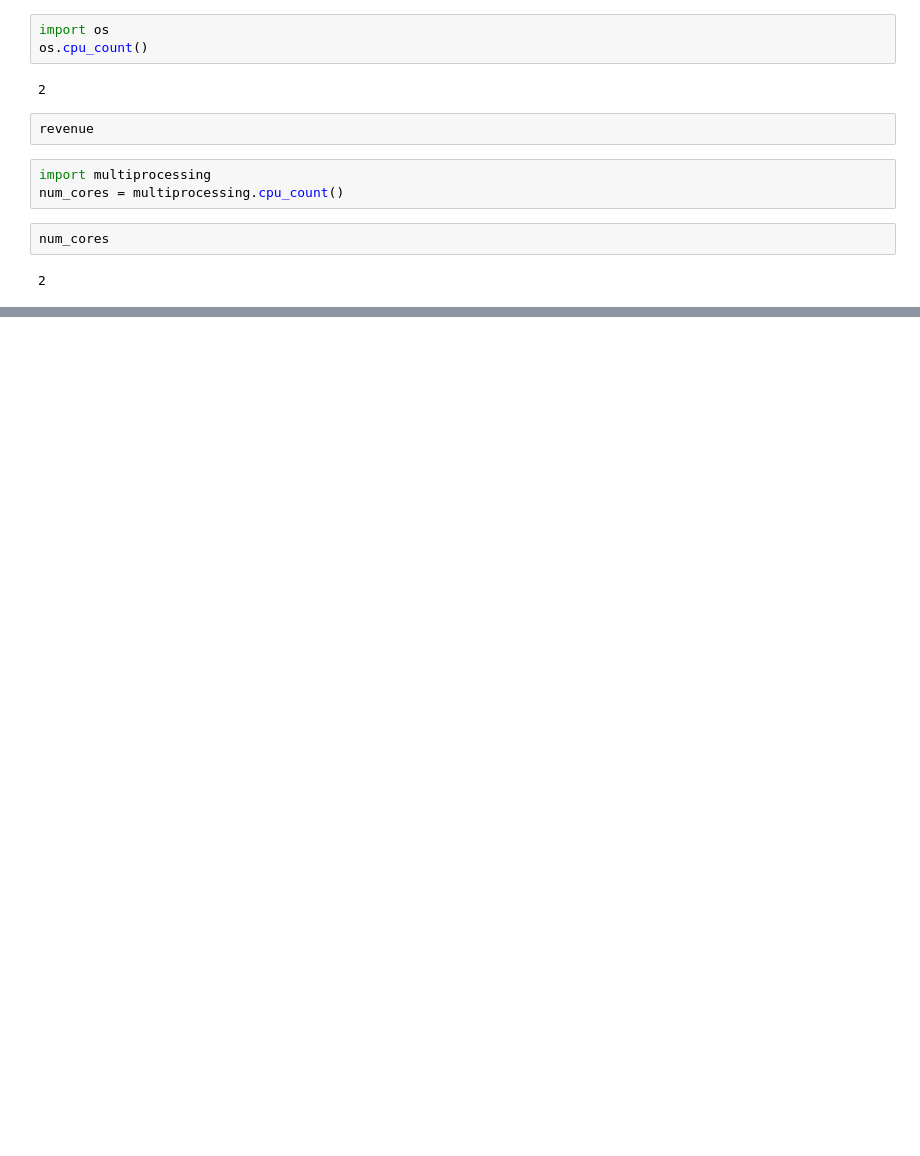
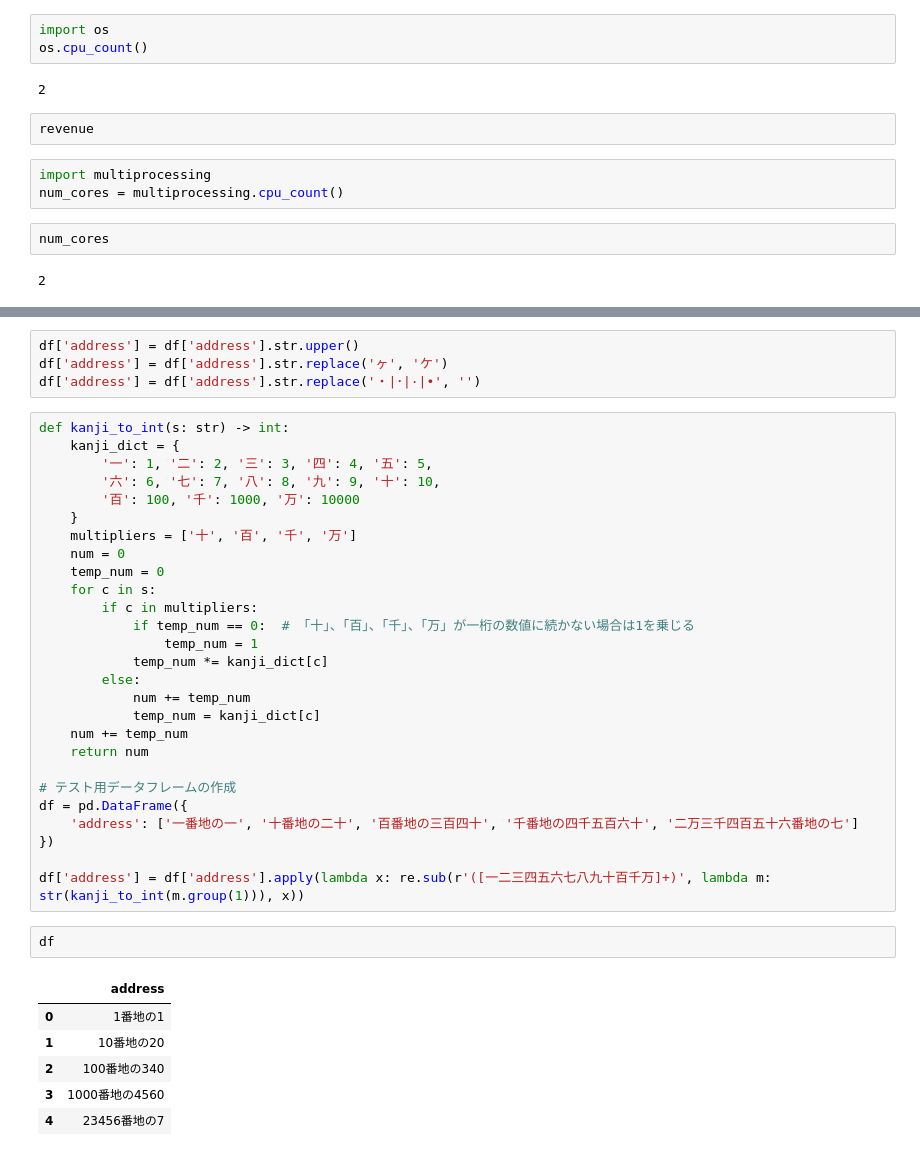
Before and after one commit to boco129/hoge, a Jupyter notebook: Untitled8.ipynb, the cells around one changed output, grey strips where cells are left out. Cells and saved outputs as stored; diff of their text form; blank space fills up the shorter version.

```diff
--- a/Untitled8.ipynb
+++ b/Untitled8.ipynb
@@ -277,0 +345,40 @@ num_cores
+# %%
+df['address'] = df['address'].str.upper()
+df['address'] = df['address'].str.replace('ヶ', 'ケ')
+df['address'] = df['address'].str.replace('・|･|·|•', '')
+# %%
+def kanji_to_int(s: str) -> int:
+    kanji_dict = {
+        '一': 1, '二': 2, '三': 3, '四': 4, '五': 5,
+        '六': 6, '七': 7, '八': 8, '九': 9, '十': 10,
+        '百': 100, '千': 1000, '万': 10000
+    }
+    multipliers = ['十', '百', '千', '万']
+    num = 0
+    temp_num = 0
+    for c in s:
+        if c in multipliers:
+            if temp_num == 0:  # 「十」、「百」、「千」、「万」が一桁の数値に続かない場合は1を乗じる
+                temp_num = 1
+            temp_num *= kanji_dict[c]
+        else:
+            num += temp_num
+            temp_num = kanji_dict[c]
+    num += temp_num
+    return num
+
+# テスト用データフレームの作成
+df = pd.DataFrame({
+    'address': ['一番地の一', '十番地の二十', '百番地の三百四十', '千番地の四千五百六十', '二万三千四百五十六番地の七']
+})
+
+df['address'] = df['address'].apply(lambda x: re.sub(r'([一二三四五六七八九十百千万]+)', lambda m: str(kanji_to_int(m.group(1))), x))
+# %%
+df
+# %% [output]
+|  | address |
+| 0 | 1番地の1 |
+| 1 | 10番地の20 |
+| 2 | 100番地の340 |
+| 3 | 1000番地の4560 |
+| 4 | 23456番地の7 |
```
Also changed, not shown: parts of 8 cells of this notebook.
